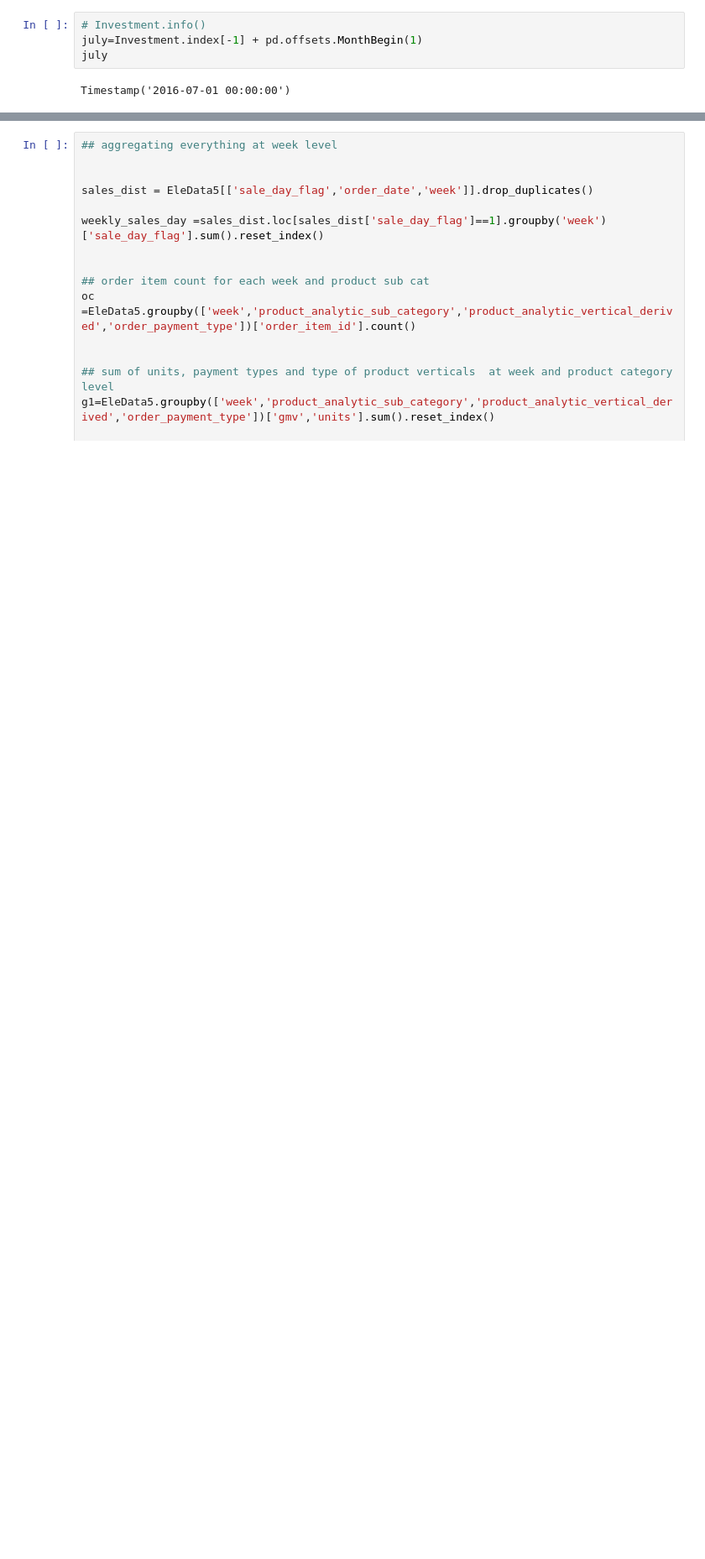
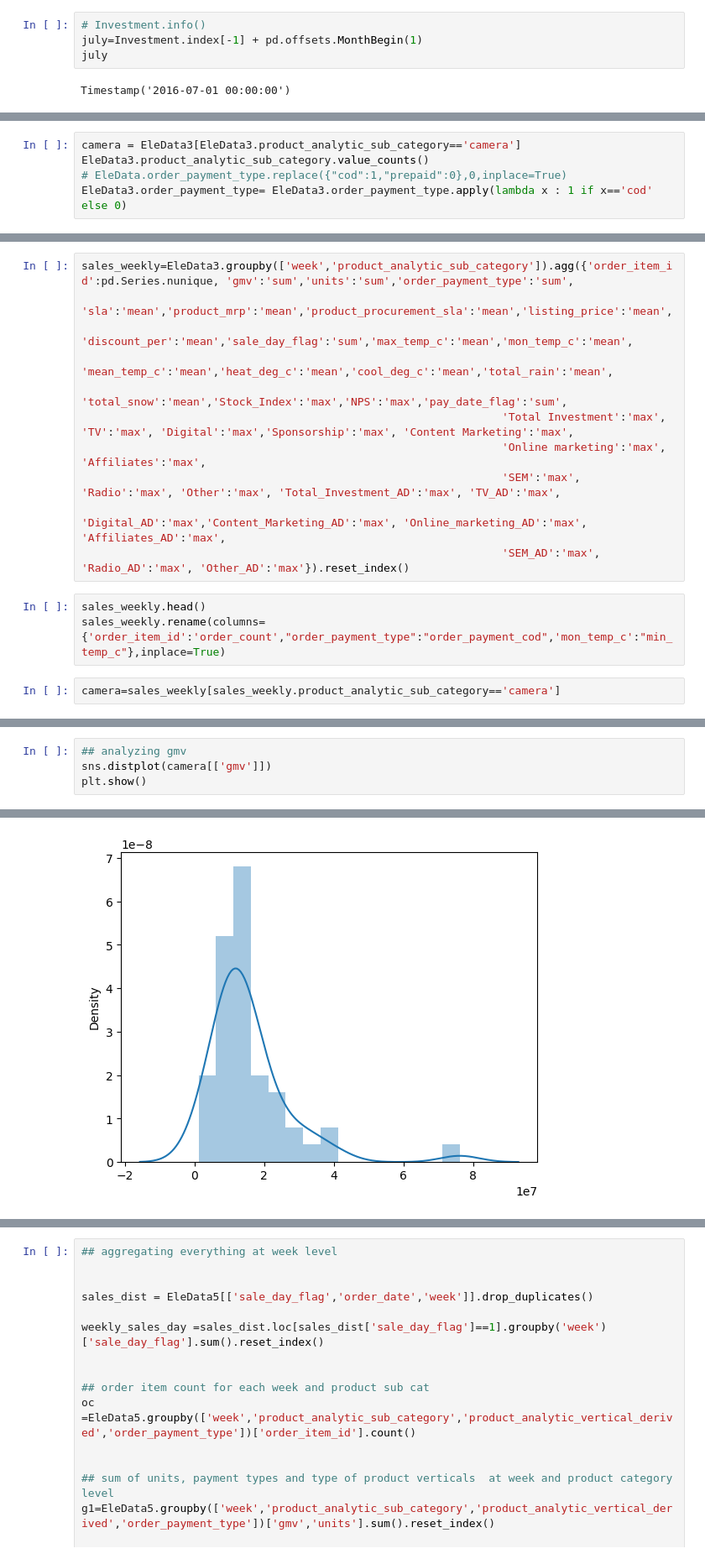
Before and after one commit to PrajsPrabs/UpgradBACaseStudy, a Jupyter notebook: EComm1.ipynb, the cells around one changed output, grey strips where cells are left out. Shown at 84% size. Cells and saved outputs as stored; diff of their text form; blank space fills up the shorter version.

```diff
--- a/EComm1.ipynb
+++ b/EComm1.ipynb
@@ -696,0 +748,5 @@ memory usage: 87.3+ MB
+# %%
+camera = EleData3[EleData3.product_analytic_sub_category=='camera']
+EleData3.product_analytic_sub_category.value_counts()
+# EleData.order_payment_type.replace({"cod":1,"prepaid":0},0,inplace=True)
+EleData3.order_payment_type= EleData3.order_payment_type.apply(lambda x : 1 if x=='cod' else 0)
@@ -697 +760,17 @@ memory usage: 87.3+ MB
+# %%
+sales_weekly=EleData3.groupby(['week','product_analytic_sub_category']).agg({'order_item_id':pd.Series.nunique, 'gmv':'sum','units':'sum','order_payment_type':'sum',
+                                                                'sla':'mean','product_mrp':'mean','product_procurement_sla':'mean','listing_price':'mean',
+                                                                'discount_per':'mean','sale_day_flag':'sum','max_temp_c':'mean','mon_temp_c':'mean',
+                                                                'mean_temp_c':'mean','heat_deg_c':'mean','cool_deg_c':'mean','total_rain':'mean',
+                                                                'total_snow':'mean','Stock_Index':'max','NPS':'max','pay_date_flag':'sum',
+                                                                'Total Investment':'max', 'TV':'max', 'Digital':'max','Sponsorship':'max', 'Content Marketing':'max',
+                                                                'Online marketing':'max', 'Affiliates':'max',
+                                                                'SEM':'max', 'Radio':'max', 'Other':'max', 'Total_Investment_AD':'max', 'TV_AD':'max',
+                                                                'Digital_AD':'max','Content_Marketing_AD':'max', 'Online_marketing_AD':'max', 'Affiliates_AD':'max',
+                                                                'SEM_AD':'max', 'Radio_AD':'max', 'Other_AD':'max'}).reset_index()
+# %%
+sales_weekly.head()
+sales_weekly.rename(columns={'order_item_id':'order_count',"order_payment_type":"order_payment_cod",'mon_temp_c':"min_temp_c"},inplace=True)
+# %%
+camera=sales_weekly[sales_weekly.product_analytic_sub_category=='camera']
 # %%
@@ -712,0 +797,5 @@ memory usage: 87.3+ MB
+# %%
+## analyzing gmv
+sns.distplot(camera[['gmv']])
+plt.show()
+# %% [output]
@@ -712,0 +803 @@ memory usage: 87.3+ MB
+[figure, added]
```
Also changed, not shown: parts of 25 cells of this notebook.
